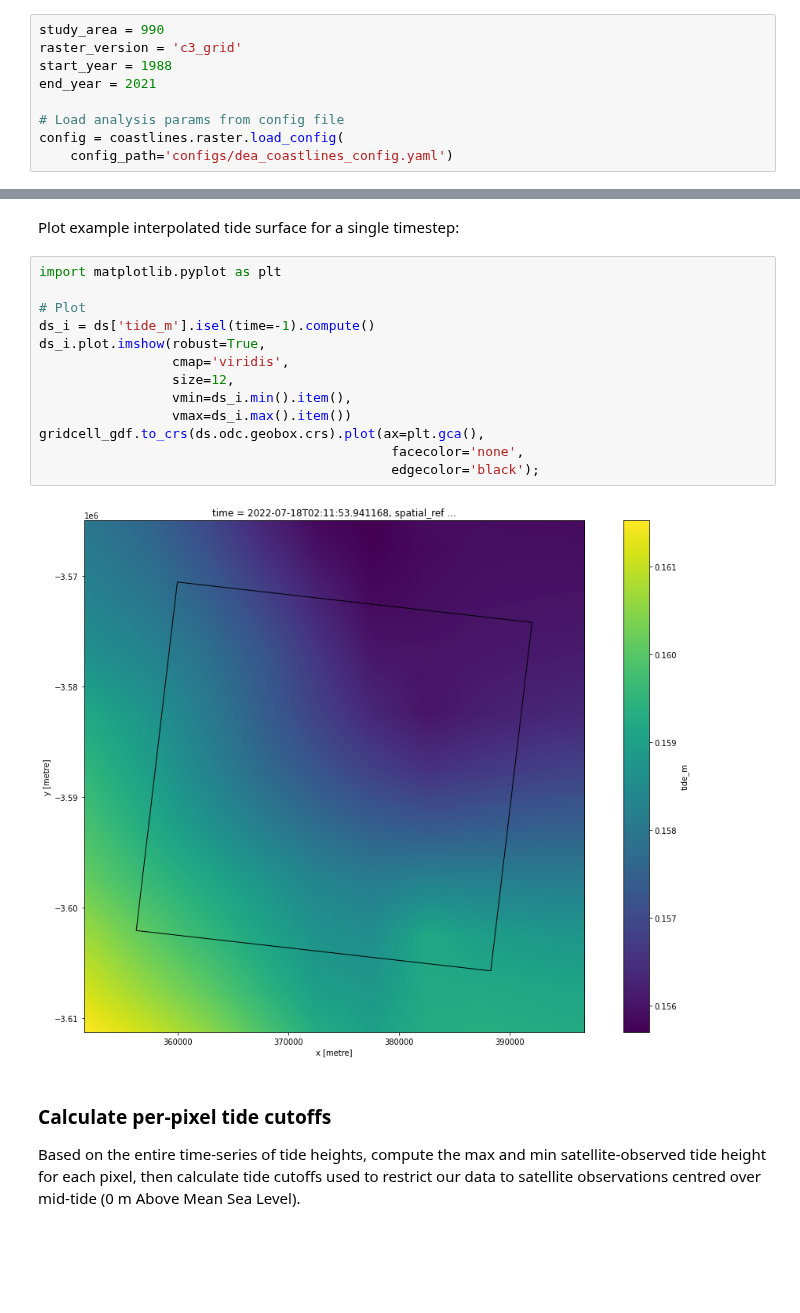
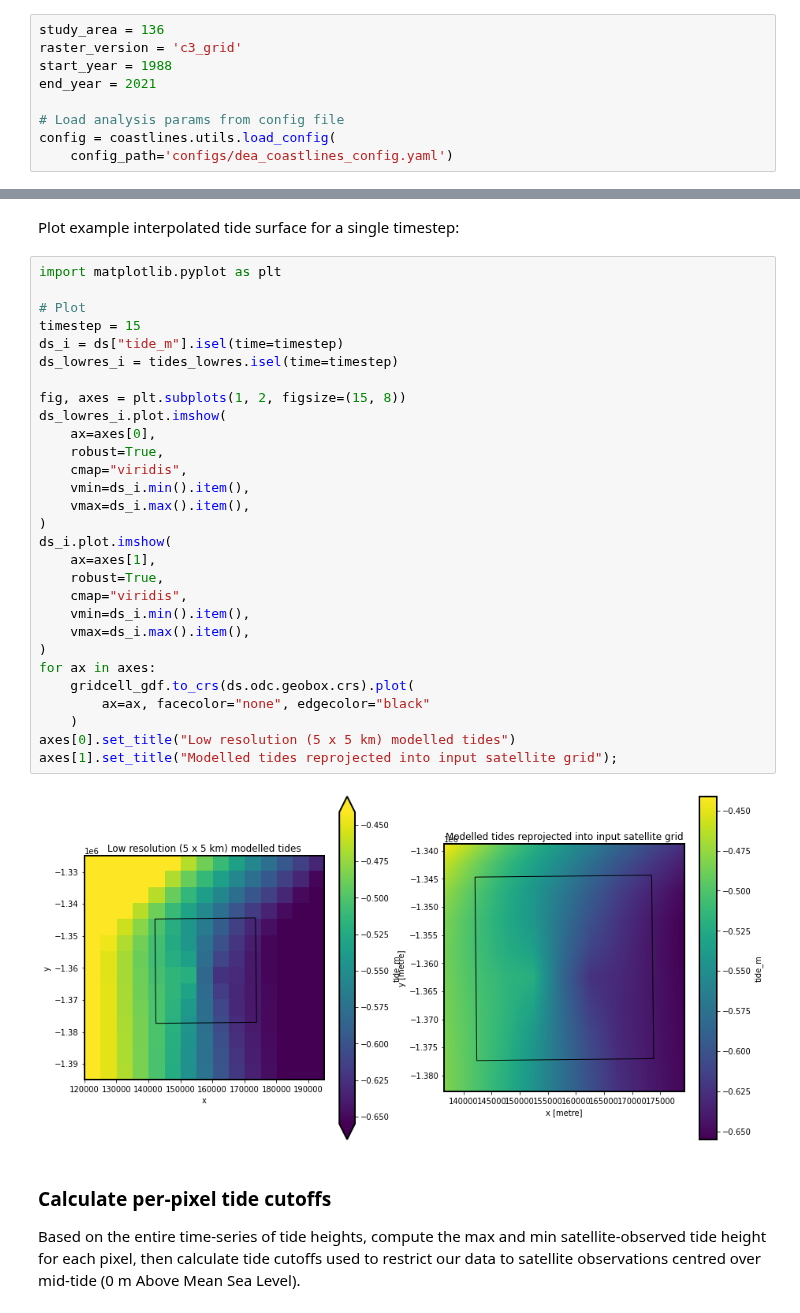
Before and after one commit to GeoscienceAustralia/dea-coastlines, a Jupyter notebook: notebooks/DEACoastlines_generation_raster.ipynb, the cells around one changed output, grey strips where cells are left out. Cells and saved outputs as stored; diff of their text form; blank space fills up the shorter version.

```diff
--- a/notebooks/DEACoastlines_generation_raster.ipynb
+++ b/notebooks/DEACoastlines_generation_raster.ipynb
@@ -86,13 +91,13 @@ Worker: 0
 # %% [markdown]
 ### Set analysis parameters
 # %%
-study_area = 990
+study_area = 136
 raster_version = 'c3_grid'
 start_year = 1988
 end_year = 2021
 
 # Load analysis params from config file
-config = coastlines.raster.load_config(
+config = coastlines.utils.load_config(
     config_path='configs/dea_coastlines_config.yaml')
 # %% [markdown]
 ### Load supplementary data
@@ -184,18 +189,34 @@ Plot example interpolated tide surface for a single timestep:
 # %%
 import matplotlib.pyplot as plt
 
 # Plot
-ds_i = ds['tide_m'].isel(time=-1).compute()
-ds_i.plot.imshow(robust=True,
-                 cmap='viridis',
-                 size=12,
-                 vmin=ds_i.min().item(),
-                 vmax=ds_i.max().item())
-gridcell_gdf.to_crs(ds.odc.geobox.crs).plot(ax=plt.gca(),
-                                             facecolor='none',
-                                             edgecolor='black');
+timestep = 15
+ds_i = ds["tide_m"].isel(time=timestep)
+ds_lowres_i = tides_lowres.isel(time=timestep)
+
+fig, axes = plt.subplots(1, 2, figsize=(15, 8))
+ds_lowres_i.plot.imshow(
+    ax=axes[0],
+    robust=True,
+    cmap="viridis",
+    vmin=ds_i.min().item(),
+    vmax=ds_i.max().item(),
+)
+ds_i.plot.imshow(
+    ax=axes[1],
+    robust=True,
+    cmap="viridis",
+    vmin=ds_i.min().item(),
+    vmax=ds_i.max().item(),
+)
+for ax in axes:
+    gridcell_gdf.to_crs(ds.odc.geobox.crs).plot(
+        ax=ax, facecolor="none", edgecolor="black"
+    )
+axes[0].set_title("Low resolution (5 x 5 km) modelled tides")
+axes[1].set_title("Modelled tides reprojected into input satellite grid");
 # %% [output]
-[figure, old version]
+[figure, new version]
 # %% [markdown]
 ### Calculate per-pixel tide cutoffs
 Based on the entire time-series of tide heights, compute the max and min satellite-observed tide height for each pixel, then calculate tide cutoffs used to restrict our data to satellite observations centred over mid-tide (0 m Above Mean Sea Level).
```
Also changed, not shown: parts of 3 cells of this notebook, 8 other files.
